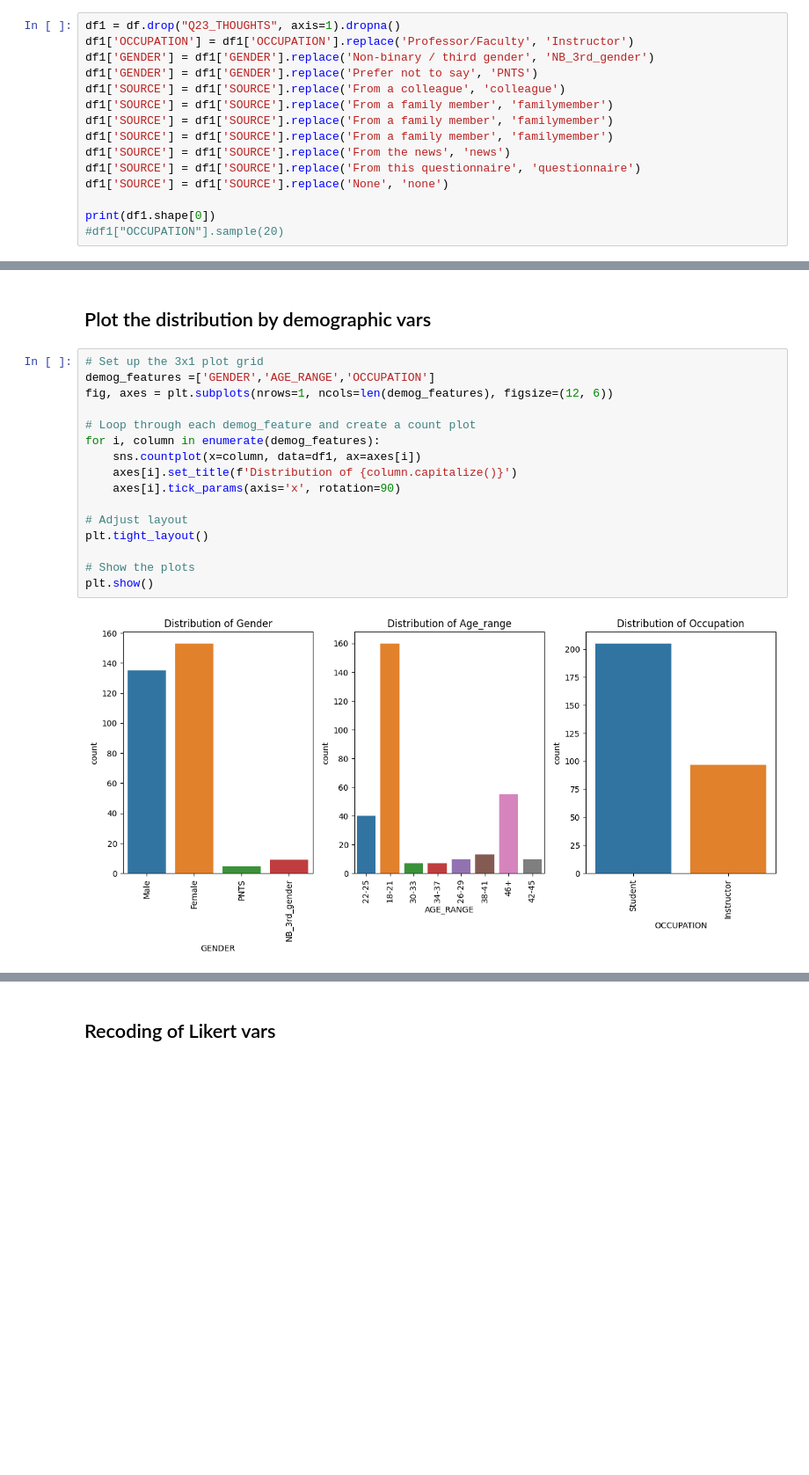
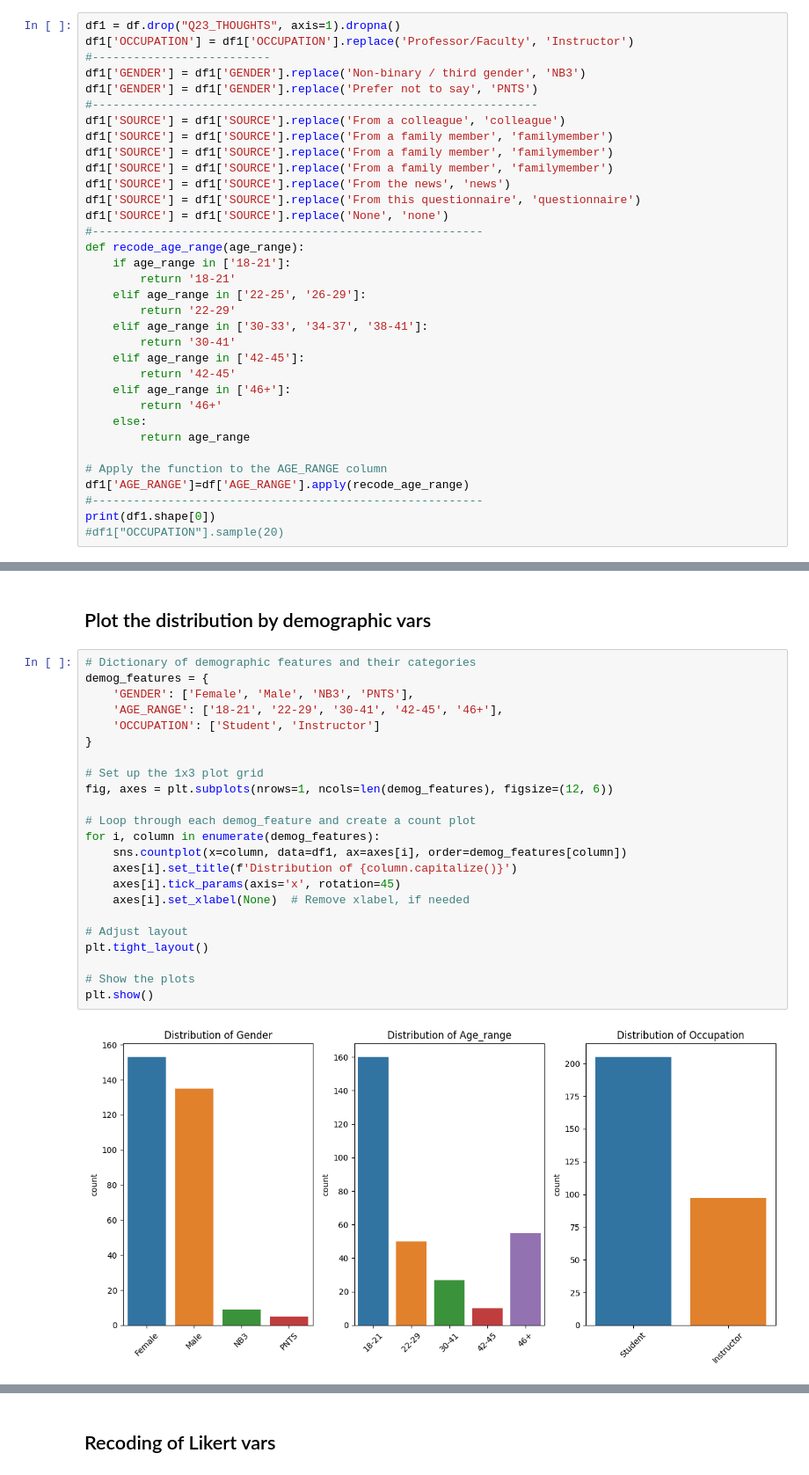
Before and after one commit to cfsarmiento/Early-Perceptions-of-Impact-of-Generative-AI-on-Higher-Education-Research, a Jupyter notebook: ChatGPT_poll_composite_vars_analysis.ipynb, the cells around one changed output, grey strips where cells are left out. Shown: that part at 88% size. Cells and saved outputs as stored; diff of their text form; blank space fills up the shorter version.

```diff
--- a/ChatGPT_poll_composite_vars_analysis.ipynb
+++ b/ChatGPT_poll_composite_vars_analysis.ipynb
@@ -164,8 +177,10 @@ plt.show()
 # %%
 df1 = df.drop("Q23_THOUGHTS", axis=1).dropna()
 df1['OCCUPATION'] = df1['OCCUPATION'].replace('Professor/Faculty', 'Instructor')
-df1['GENDER'] = df1['GENDER'].replace('Non-binary / third gender', 'NB_3rd_gender')
+#--------------------------
+df1['GENDER'] = df1['GENDER'].replace('Non-binary / third gender', 'NB3')
 df1['GENDER'] = df1['GENDER'].replace('Prefer not to say', 'PNTS')
+#-----------------------------------------------------------------
 df1['SOURCE'] = df1['SOURCE'].replace('From a colleague', 'colleague')
 df1['SOURCE'] = df1['SOURCE'].replace('From a family member', 'familymember')
 df1['SOURCE'] = df1['SOURCE'].replace('From a family member', 'familymember')
@@ -173,7 +188,24 @@ df1['SOURCE'] = df1['SOURCE'].replace('From a family member', 'familymember')
 df1['SOURCE'] = df1['SOURCE'].replace('From the news', 'news')
 df1['SOURCE'] = df1['SOURCE'].replace('From this questionnaire', 'questionnaire')
 df1['SOURCE'] = df1['SOURCE'].replace('None', 'none')
+#---------------------------------------------------------
+def recode_age_range(age_range):
+    if age_range in ['18-21']:
+        return '18-21'
+    elif age_range in ['22-25', '26-29']:
+        return '22-29'
+    elif age_range in ['30-33', '34-37', '38-41']:
+        return '30-41'
+    elif age_range in ['42-45']:
+        return '42-45'
+    elif age_range in ['46+']:
+        return '46+'
+    else:
+        return age_range
 
+# Apply the function to the AGE_RANGE column
+df1['AGE_RANGE']=df['AGE_RANGE'].apply(recode_age_range)
+#---------------------------------------------------------
 print(df1.shape[0])
 #df1["OCCUPATION"].sample(20)
 # %% [output]
@@ -181,20 +223,27 @@ print(df1.shape[0])
 # %% [markdown]
 ## Plot  the distribution by demographic vars
 # %%
-# Set up the 3x1 plot grid
-demog_features =['GENDER','AGE_RANGE','OCCUPATION']
+# Dictionary of demographic features and their categories
+demog_features = {
+    'GENDER': ['Female', 'Male', 'NB3', 'PNTS'],
+    'AGE_RANGE': ['18-21', '22-29', '30-41', '42-45', '46+'],
+    'OCCUPATION': ['Student', 'Instructor']
+}
+
+# Set up the 1x3 plot grid
 fig, axes = plt.subplots(nrows=1, ncols=len(demog_features), figsize=(12, 6))
 
 # Loop through each demog_feature and create a count plot
 for i, column in enumerate(demog_features):
-    sns.countplot(x=column, data=df1, ax=axes[i])
+    sns.countplot(x=column, data=df1, ax=axes[i], order=demog_features[column])
     axes[i].set_title(f'Distribution of {column.capitalize()}')
-    axes[i].tick_params(axis='x', rotation=90)
+    axes[i].tick_params(axis='x', rotation=45)
+    axes[i].set_xlabel(None)  # Remove xlabel, if needed
 
 # Adjust layout
 plt.tight_layout()
 
 # Show the plots
 plt.show()
 # %% [output]
-[figure, old version]
+[figure, new version]
```
Also changed, not shown: parts of 19 cells of this notebook.
